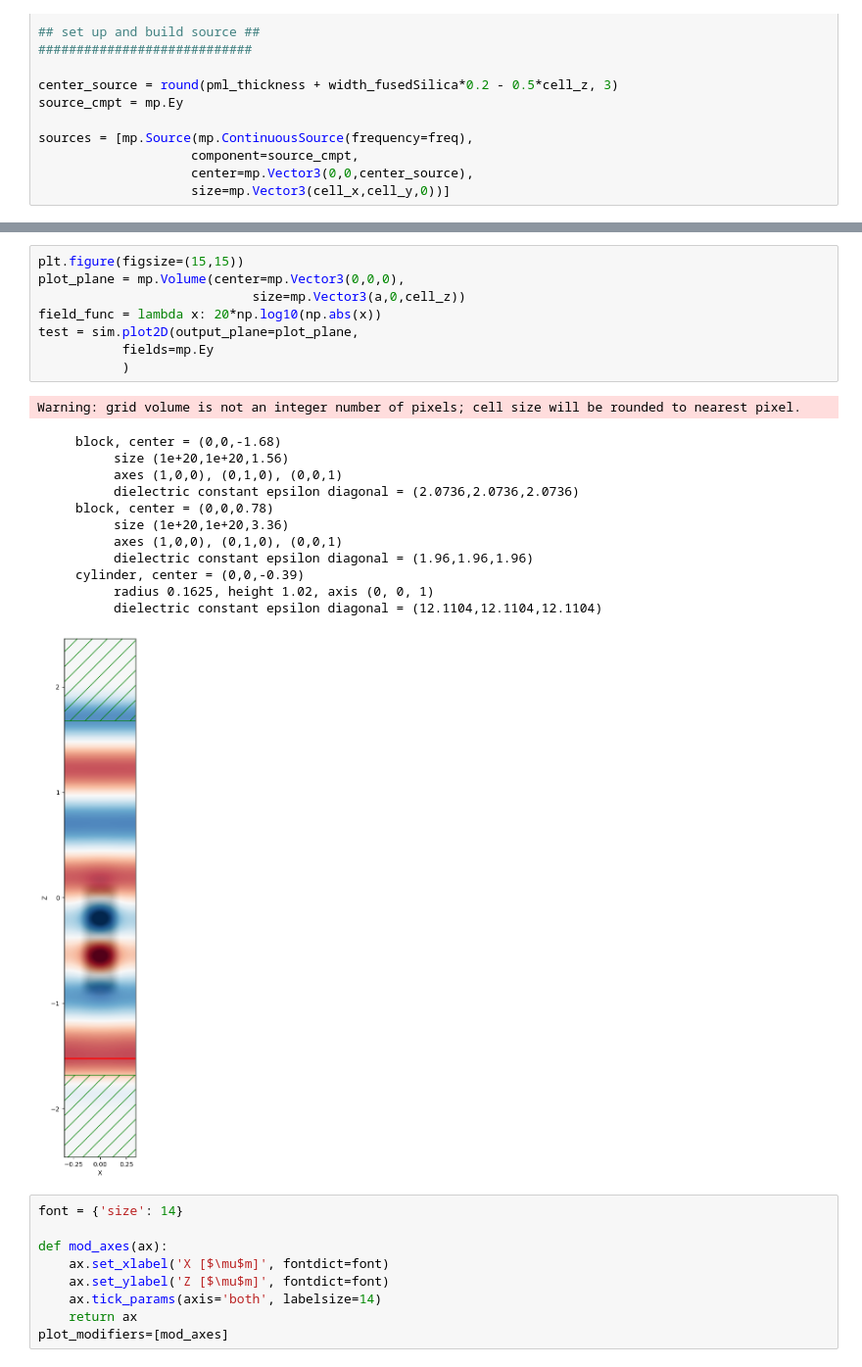
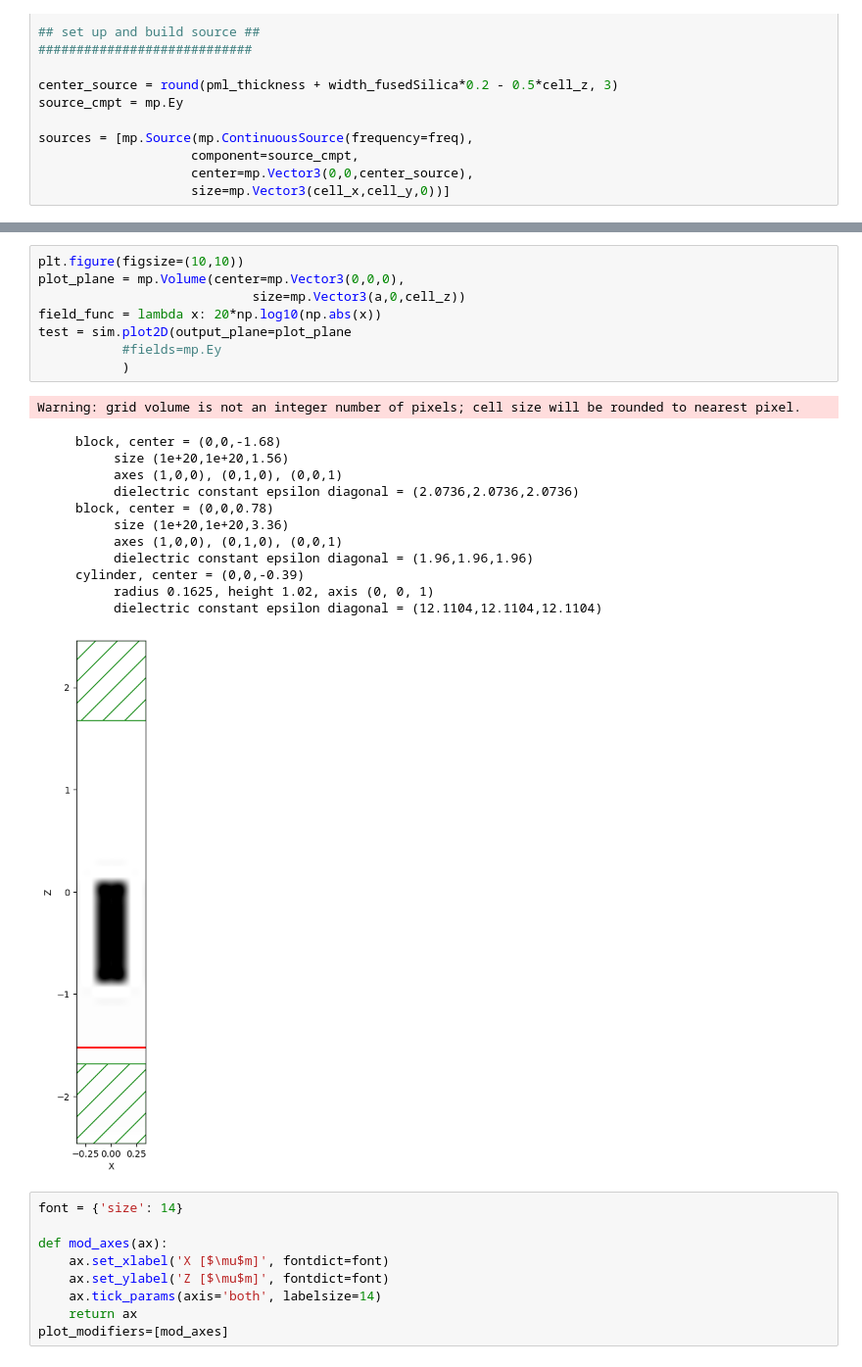
Before and after one commit to mingoosam/meta-atom-june, a Jupyter notebook: src/3D_pillar_animation.ipynb, the cells around one changed output, grey strips where cells are left out. Shown at 98% size. Saved outputs shown, nothing was run; the diff lists cells and outputs as text.

```diff
--- a/src/3D_pillar_animation.ipynb
+++ b/src/3D_pillar_animation.ipynb
@@ -132,27 +128,27 @@ time for set_epsilon = 0.0324152 s
 -----------
 run 0 finished at t = 200.0 (4000 timesteps)
 # %%
-plt.figure(figsize=(15,15))
+plt.figure(figsize=(10,10))
 plot_plane = mp.Volume(center=mp.Vector3(0,0,0),
                             size=mp.Vector3(a,0,cell_z))
 field_func = lambda x: 20*np.log10(np.abs(x))
-test = sim.plot2D(output_plane=plot_plane,
-           fields=mp.Ey
+test = sim.plot2D(output_plane=plot_plane
+           #fields=mp.Ey
            )
 # %% [output]
 Warning: grid volume is not an integer number of pixels; cell size will be rounded to nearest pixel.
      block, center = (0,0,-1.68)
           size (1e+20,1e+20,1.56)
           axes (1,0,0), (0,1,0), (0,0,1)
           dielectric constant epsilon diagonal = (2.0736,2.0736,2.0736)
      block, center = (0,0,0.78)
           size (1e+20,1e+20,3.36)
           axes (1,0,0), (0,1,0), (0,0,1)
           dielectric constant epsilon diagonal = (1.96,1.96,1.96)
      cylinder, center = (0,0,-0.39)
           radius 0.1625, height 1.02, axis (0, 0, 1)
           dielectric constant epsilon diagonal = (12.1104,12.1104,12.1104)
-[figure, old version]
+[figure, new version]
 # %%
 font = {'size': 14}
 
```
Also changed, not shown: parts of 4 cells of this notebook, 5 other files.
